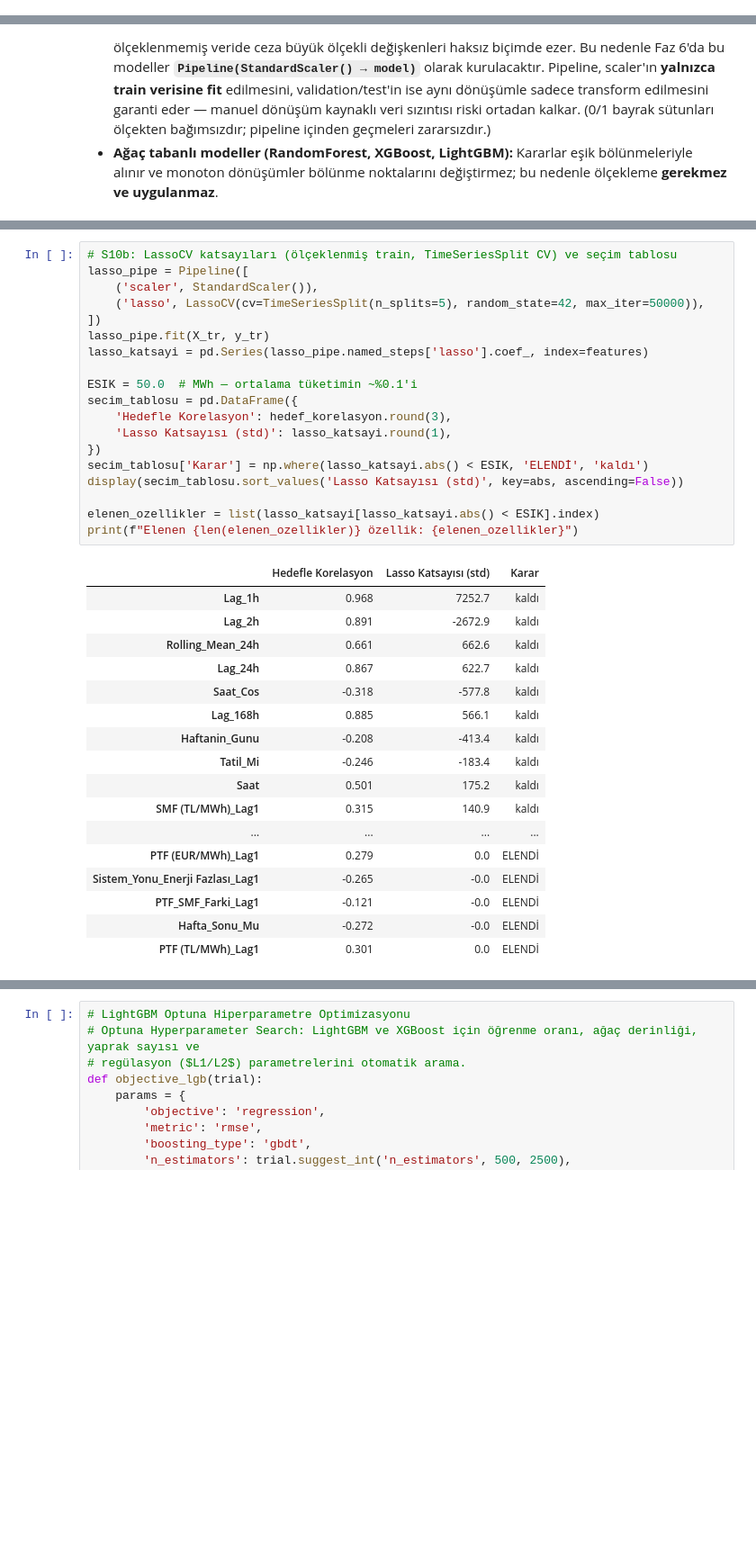
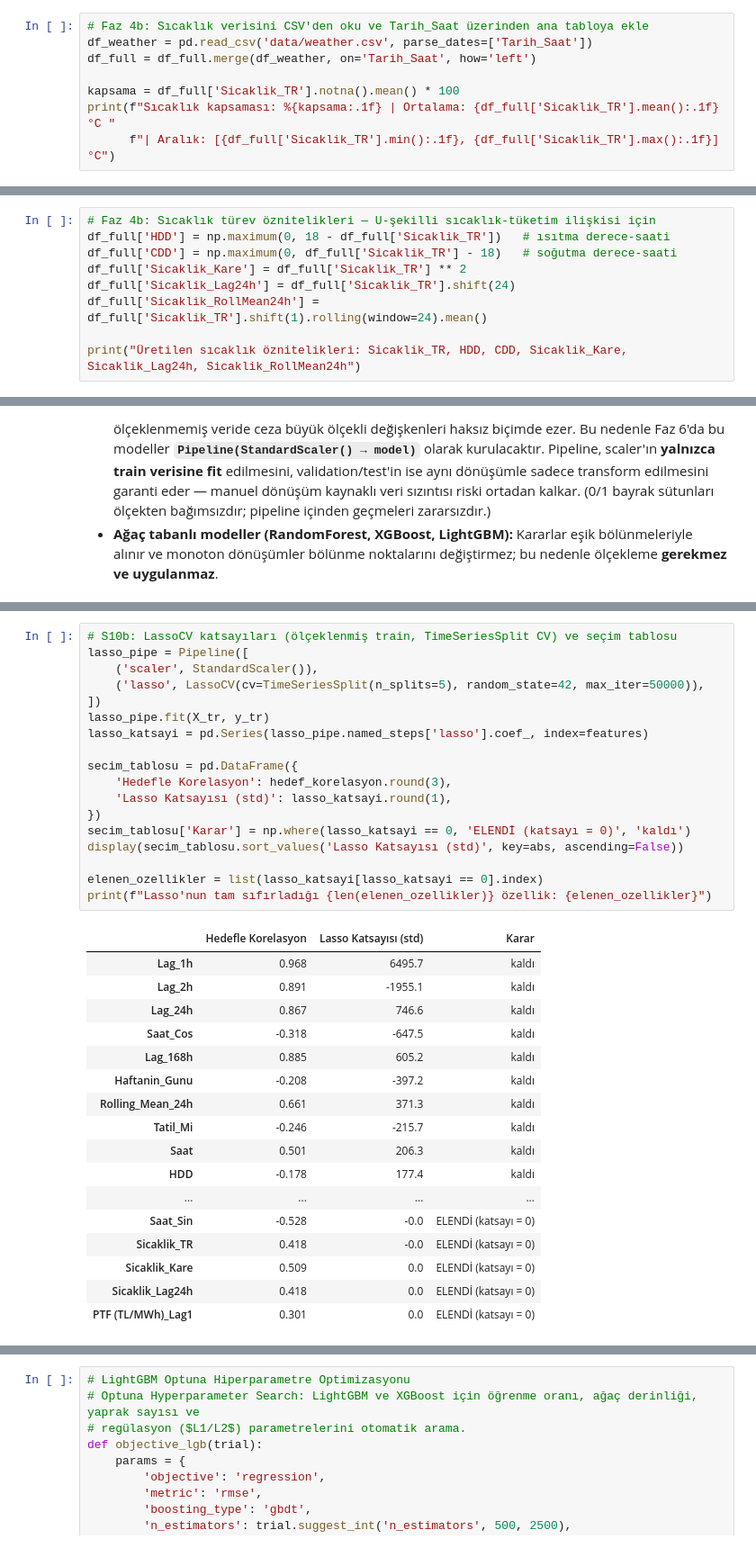
Before and after one commit to mcaglarilkay/epias-tuketim-tahmini, a Jupyter notebook: epias_final.ipynb, the cells around one changed output, grey strips where cells are left out. Shown at 90% size. Drawn from its saved outputs; the diff is of its cells as text; blank space fills up the shorter version.

```diff
--- a/epias_final.ipynb
+++ b/epias_final.ipynb
@@ -627,0 +664,8 @@ Ramazan olarak işaretlenen saat: 1392 (58 gün)
+# %%
+# Faz 4b: Sıcaklık verisini CSV'den oku ve Tarih_Saat üzerinden ana tabloya ekle
+df_weather = pd.read_csv('data/weather.csv', parse_dates=['Tarih_Saat'])
+df_full = df_full.merge(df_weather, on='Tarih_Saat', how='left')
+
+kapsama = df_full['Sicaklik_TR'].notna().mean() * 100
+print(f"Sıcaklık kapsaması: %{kapsama:.1f} | Ortalama: {df_full['Sicaklik_TR'].mean():.1f} °C "
+      f"| Aralık: [{df_full['Sicaklik_TR'].min():.1f}, {df_full['Sicaklik_TR'].max():.1f}] °C")
@@ -627,0 +674,9 @@ Ramazan olarak işaretlenen saat: 1392 (58 gün)
+# %%
+# Faz 4b: Sıcaklık türev öznitelikleri — U-şekilli sıcaklık-tüketim ilişkisi için
+df_full['HDD'] = np.maximum(0, 18 - df_full['Sicaklik_TR'])   # ısıtma derece-saati
+df_full['CDD'] = np.maximum(0, df_full['Sicaklik_TR'] - 18)   # soğutma derece-saati
+df_full['Sicaklik_Kare'] = df_full['Sicaklik_TR'] ** 2
+df_full['Sicaklik_Lag24h'] = df_full['Sicaklik_TR'].shift(24)
+df_full['Sicaklik_RollMean24h'] = df_full['Sicaklik_TR'].shift(1).rolling(window=24).mean()
+
+print("Üretilen sıcaklık öznitelikleri: Sicaklik_TR, HDD, CDD, Sicaklik_Kare, Sicaklik_Lag24h, Sicaklik_RollMean24h")
@@ -765,37 +843,36 @@ display(hedef_korelasyon.sort_values(key=abs, ascending=False).round(3).to_frame
 # %%
 # S10b: LassoCV katsayıları (ölçeklenmiş train, TimeSeriesSplit CV) ve seçim tablosu
 lasso_pipe = Pipeline([
     ('scaler', StandardScaler()),
     ('lasso', LassoCV(cv=TimeSeriesSplit(n_splits=5), random_state=42, max_iter=50000)),
 ])
 lasso_pipe.fit(X_tr, y_tr)
 lasso_katsayi = pd.Series(lasso_pipe.named_steps['lasso'].coef_, index=features)
 
-ESIK = 50.0  # MWh — ortalama tüketimin ~%0.1'i
 secim_tablosu = pd.DataFrame({
     'Hedefle Korelasyon': hedef_korelasyon.round(3),
     'Lasso Katsayısı (std)': lasso_katsayi.round(1),
 })
-secim_tablosu['Karar'] = np.where(lasso_katsayi.abs() < ESIK, 'ELENDİ', 'kaldı')
+secim_tablosu['Karar'] = np.where(lasso_katsayi == 0, 'ELENDİ (katsayı = 0)', 'kaldı')
 display(secim_tablosu.sort_values('Lasso Katsayısı (std)', key=abs, ascending=False))
 
-elenen_ozellikler = list(lasso_katsayi[lasso_katsayi.abs() < ESIK].index)
-print(f"Elenen {len(elenen_ozellikler)} özellik: {elenen_ozellikler}")
+elenen_ozellikler = list(lasso_katsayi[lasso_katsayi == 0].index)
+print(f"Lasso'nun tam sıfırladığı {len(elenen_ozellikler)} özellik: {elenen_ozellikler}")
 # %% [output]
 |  | Hedefle Korelasyon | Lasso Katsayısı (std) | Karar |
-| Lag_1h | 0.968 | 7252.7 | kaldı |
-| Lag_2h | 0.891 | -2672.9 | kaldı |
-| Rolling_Mean_24h | 0.661 | 662.6 | kaldı |
-| Lag_24h | 0.867 | 622.7 | kaldı |
-| Saat_Cos | -0.318 | -577.8 | kaldı |
-| Lag_168h | 0.885 | 566.1 | kaldı |
-| Haftanin_Gunu | -0.208 | -413.4 | kaldı |
-| Tatil_Mi | -0.246 | -183.4 | kaldı |
-| Saat | 0.501 | 175.2 | kaldı |
-| SMF (TL/MWh)_Lag1 | 0.315 | 140.9 | kaldı |
+| Lag_1h | 0.968 | 6495.7 | kaldı |
+| Lag_2h | 0.891 | -1955.1 | kaldı |
+| Lag_24h | 0.867 | 746.6 | kaldı |
+| Saat_Cos | -0.318 | -647.5 | kaldı |
+| Lag_168h | 0.885 | 605.2 | kaldı |
+| Haftanin_Gunu | -0.208 | -397.2 | kaldı |
+| Rolling_Mean_24h | 0.661 | 371.3 | kaldı |
+| Tatil_Mi | -0.246 | -215.7 | kaldı |
+| Saat | 0.501 | 206.3 | kaldı |
+| HDD | -0.178 | 177.4 | kaldı |
 | ... | ... | ... | ... |
-| PTF (EUR/MWh)_Lag1 | 0.279 | 0.0 | ELENDİ |
-| Sistem_Yonu_Enerji Fazlası_Lag1 | -0.265 | -0.0 | ELENDİ |
-| PTF_SMF_Farki_Lag1 | -0.121 | -0.0 | ELENDİ |
-| Hafta_Sonu_Mu | -0.272 | -0.0 | ELENDİ |
-| PTF (TL/MWh)_Lag1 | 0.301 | 0.0 | ELENDİ |
+| Saat_Sin | -0.528 | -0.0 | ELENDİ (katsayı = 0) |
+| Sicaklik_TR | 0.418 | -0.0 | ELENDİ (katsayı = 0) |
+| Sicaklik_Kare | 0.509 | 0.0 | ELENDİ (katsayı = 0) |
+| Sicaklik_Lag24h | 0.418 | 0.0 | ELENDİ (katsayı = 0) |
+| PTF (TL/MWh)_Lag1 | 0.301 | 0.0 | ELENDİ (katsayı = 0) |
```
Also changed, not shown: parts of 36 cells of this notebook, 1 other file.
